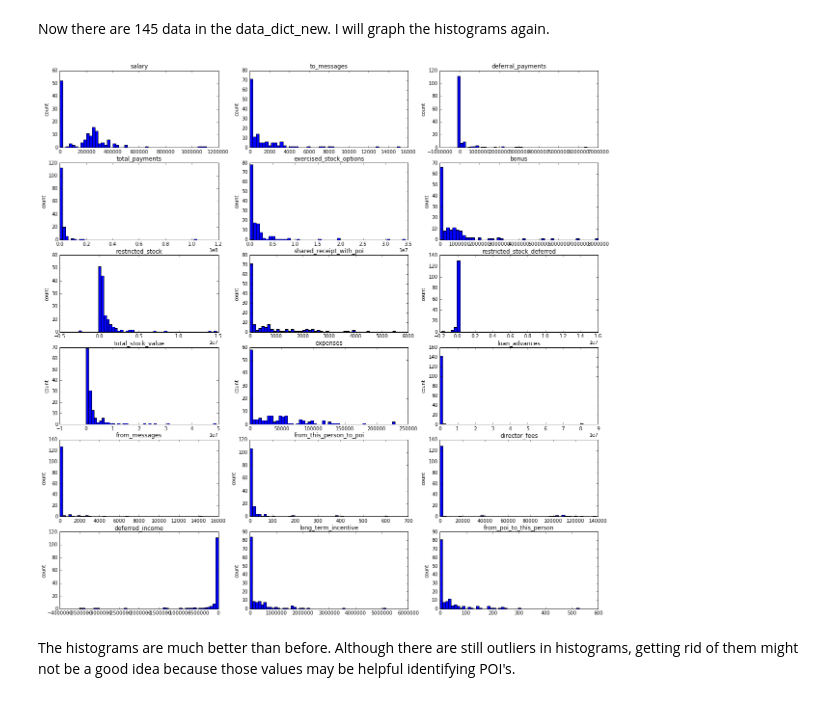
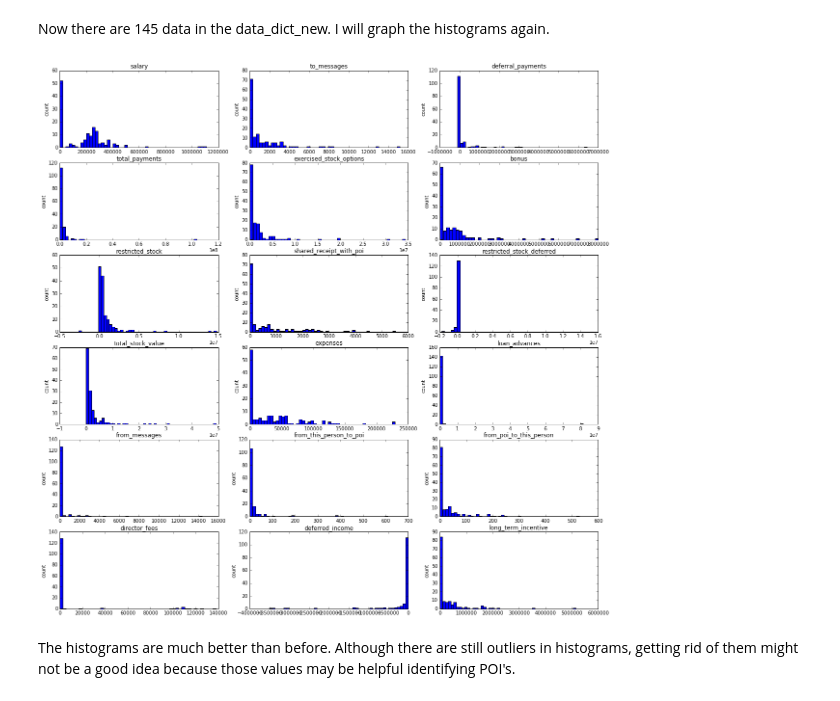
Before and after one commit to wonjunee/machine-learning, a Jupyter notebook: ud120-projects/final_project/final_project.ipynb, the cells around one changed output. Saved outputs shown, nothing was run; the diff lists cells and outputs as text; code cells hidden in the pictures.

Commit message:
moved poi column to the end in data and features list.

```diff
--- a/ud120-projects/final_project/final_project.ipynb
+++ b/ud120-projects/final_project/final_project.ipynb
@@ -107,3 +107,18 @@ The total number of poi: 18.0
 The total number of non-poi: 127.0
 # %% [markdown]
 There are total 18 POI and 127 non-POI.
+# %%
+### Move poi column to the end
+### data
+tmp_data = data
+tmp_data[:,-1] = data[:,poi_ind]
+tmp_data[:,poi_ind] = data[:,-1]
+data = tmp_data
+
+### features_list
+tmp = features_list[-1]
+features_list[poi_ind] = tmp
+features_list[-1] = "poi"
+
+### Reassign poi index
+poi_ind = features_list.index("poi")
@@ -209,28 +226,28 @@ The length of the new data_dict: 145
 Now there are 145 data in the data_dict_new. I will graph the histograms again.
 # %%
 ### Convert data_dict_new into numpy array
-data = featureFormat(data_dict_new, features_list_new)
+data = featureFormat(data_dict_new, features_list)
 
 %matplotlib inline
 ### 20 histograms for features
 plt.rcParams["figure.figsize"] = (20,20)
 f, axarr = plt.subplots(6, 3)
 
 ### the histogram of the data
 ### x: x coordinate values, y: y coordinate values
 ### r: row index, c: column index
 ### title: title of a subplot
 def subplot_histogram(x, bins, r, c, title):
     axarr[r, c].hist(x, bins = bins)
     axarr[r, c].set_title(title)
     axarr[r, c].set_ylabel("count")
 
 for i in range(len(features_list_new)):
     subplot_histogram(data[:,i],50,i/3,i%3,features_list_new[i])
 
 plt.show()
 # %% [output]
-[figure, old version]
+[figure, new version]
 # %% [markdown]
 The histograms are much better than before. Although there are still outliers in histograms, getting rid of them might not be a good idea because those values may be helpful identifying POI's.
 # %% [markdown]
```
Also changed, not shown: parts of 4 cells of this notebook.
